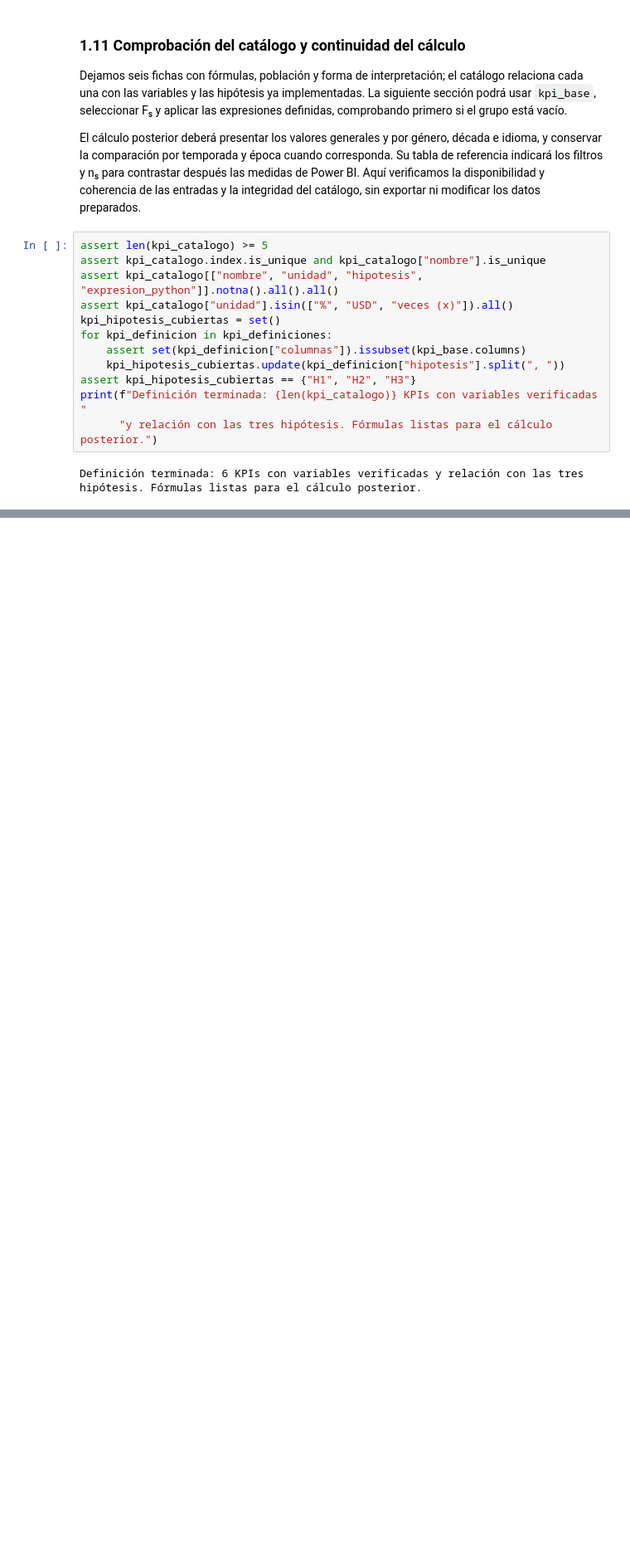
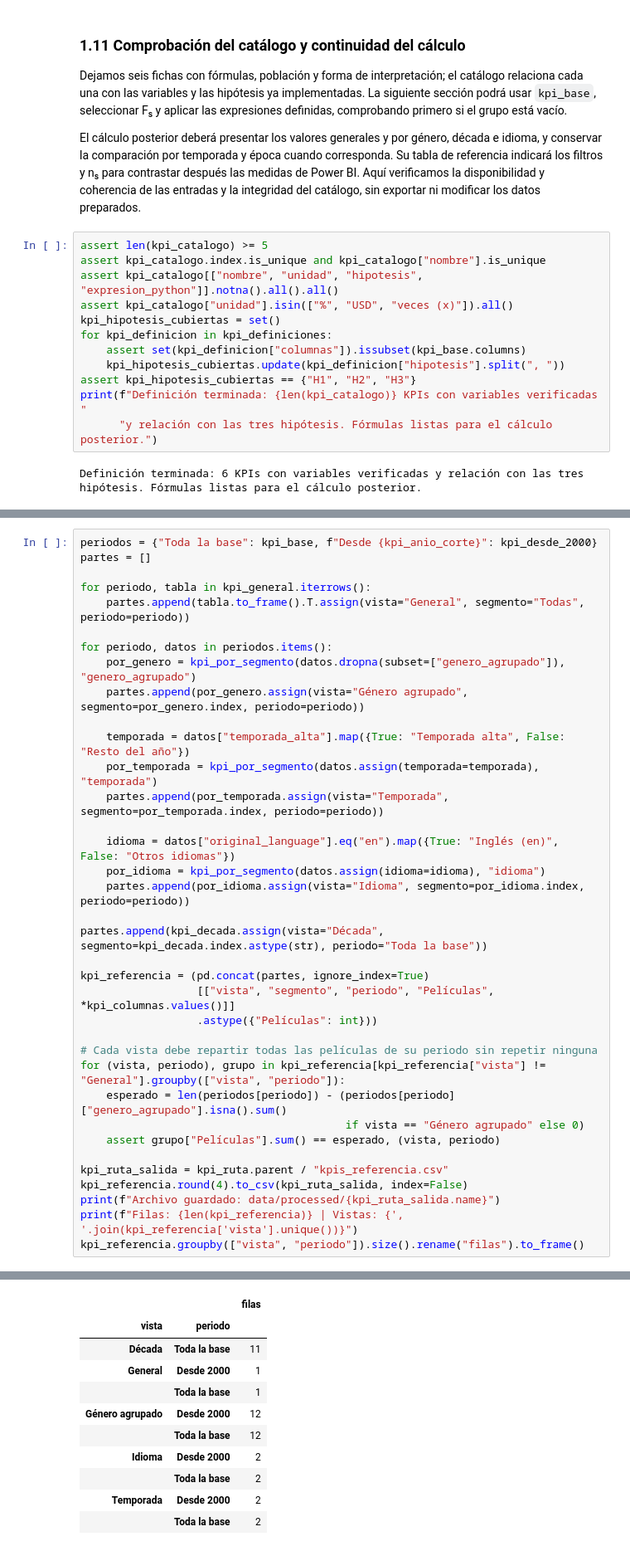
Before and after one commit to JulianHZ711/analisis-datos-evento-3, a Jupyter notebook: notebooks/04_kpis.ipynb, the cells around one changed output, grey strips where cells are left out. Shown at 83% size. Cells and saved outputs as stored; diff of their text form; blank space fills up the shorter version.

```diff
--- a/notebooks/04_kpis.ipynb
+++ b/notebooks/04_kpis.ipynb
@@ -271,0 +567,37 @@ Definición terminada: 6 KPIs con variables verificadas y relación con las tres
+# %%
+periodos = {"Toda la base": kpi_base, f"Desde {kpi_anio_corte}": kpi_desde_2000}
+partes = []
+
+for periodo, tabla in kpi_general.iterrows():
+    partes.append(tabla.to_frame().T.assign(vista="General", segmento="Todas", periodo=periodo))
+
+for periodo, datos in periodos.items():
+    por_genero = kpi_por_segmento(datos.dropna(subset=["genero_agrupado"]), "genero_agrupado")
+    partes.append(por_genero.assign(vista="Género agrupado", segmento=por_genero.index, periodo=periodo))
+
+    temporada = datos["temporada_alta"].map({True: "Temporada alta", False: "Resto del año"})
+    por_temporada = kpi_por_segmento(datos.assign(temporada=temporada), "temporada")
+    partes.append(por_temporada.assign(vista="Temporada", segmento=por_temporada.index, periodo=periodo))
+
+    idioma = datos["original_language"].eq("en").map({True: "Inglés (en)", False: "Otros idiomas"})
+    por_idioma = kpi_por_segmento(datos.assign(idioma=idioma), "idioma")
+    partes.append(por_idioma.assign(vista="Idioma", segmento=por_idioma.index, periodo=periodo))
+
+partes.append(kpi_decada.assign(vista="Década", segmento=kpi_decada.index.astype(str), periodo="Toda la base"))
+
+kpi_referencia = (pd.concat(partes, ignore_index=True)
+                  [["vista", "segmento", "periodo", "Películas", *kpi_columnas.values()]]
+                  .astype({"Películas": int}))
+
+# Cada vista debe repartir todas las películas de su periodo sin repetir ninguna
+for (vista, periodo), grupo in kpi_referencia[kpi_referencia["vista"] != "General"].groupby(["vista", "periodo"]):
+    esperado = len(periodos[periodo]) - (periodos[periodo]["genero_agrupado"].isna().sum()
+                                         if vista == "Género agrupado" else 0)
+    assert grupo["Películas"].sum() == esperado, (vista, periodo)
+
+kpi_ruta_salida = kpi_ruta.parent / "kpis_referencia.csv"
+kpi_referencia.round(4).to_csv(kpi_ruta_salida, index=False)
+print(f"Archivo guardado: data/processed/{kpi_ruta_salida.name}")
+print(f"Filas: {len(kpi_referencia)} | Vistas: {', '.join(kpi_referencia['vista'].unique())}")
+kpi_referencia.groupby(["vista", "periodo"]).size().rename("filas").to_frame()
+# %% [output]
@@ -271,0 +606,11 @@ Definición terminada: 6 KPIs con variables verificadas y relación con las tres
+|  |  | filas |
+| vista | periodo |  |
+| Década | Toda la base | 11 |
+| General | Desde 2000 | 1 |
+|  | Toda la base | 1 |
+| Género agrupado | Desde 2000 | 12 |
+|  | Toda la base | 12 |
+| Idioma | Desde 2000 | 2 |
+|  | Toda la base | 2 |
+| Temporada | Desde 2000 | 2 |
+|  | Toda la base | 2 |
```
Also changed, not shown: parts of 21 cells of this notebook, 1 other file.
